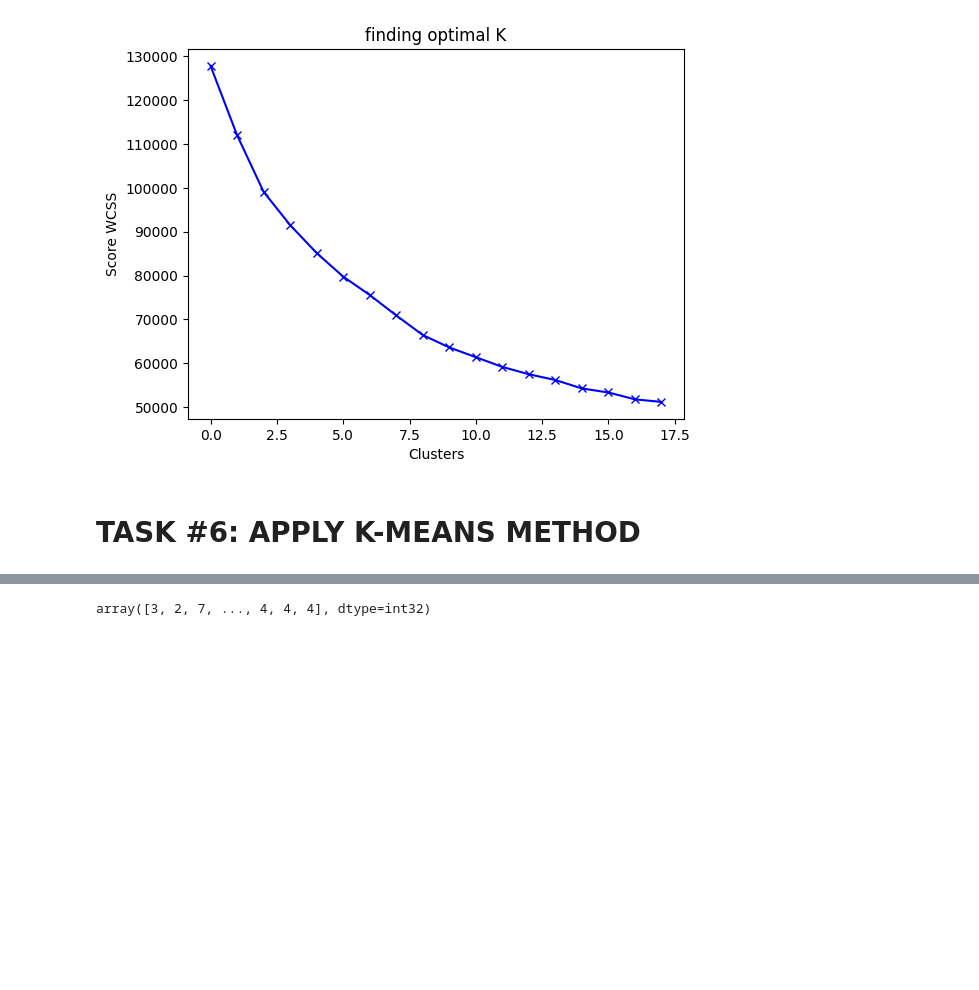
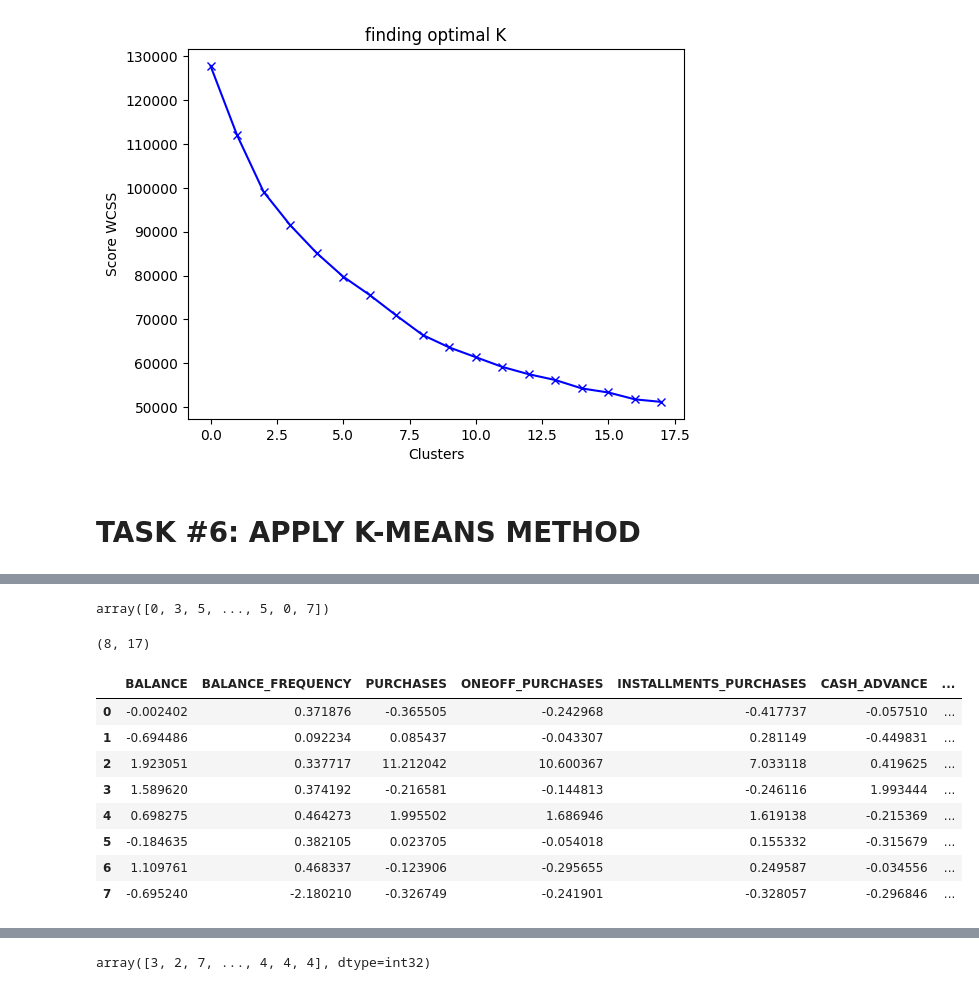
Before and after one commit to timvirga/StockPrediction, a Jupyter notebook: Section19-UnsupervisedLearning/Perform_Bank_Customers_Segmentation_Skeleton.ipynb, the cells around one changed output, grey strips where cells are left out. Saved outputs shown, nothing was run; the diff lists cells and outputs as text; code cells hidden in the pictures; blank space fills up the shorter version.

```diff
--- a/Section19-UnsupervisedLearning/Perform_Bank_Customers_Segmentation_Skeleton.ipynb
+++ b/Section19-UnsupervisedLearning/Perform_Bank_Customers_Segmentation_Skeleton.ipynb
@@ -369,0 +361,9 @@ Text(0, 0.5, 'Score WCSS')
+# %%
+labels
+# %% [output]
+array([0, 3, 5, ..., 5, 0, 7])
+# %%
+# check shape of clusters, confirming 8 as expected
+kmeans.cluster_centers_.shape
+# %% [output]
+(8, 17)
@@ -370,2 +373,14 @@ Text(0, 0.5, 'Score WCSS')
+# %%
+cluster_centers
+# %% [output]
+|  | BALANCE | BALANCE_FREQUENCY | PURCHASES | ONEOFF_PURCHASES | INSTALLMENTS_PURCHASES | CASH_ADVANCE | ... |
+| 0 | -0.002402 | 0.371876 | -0.365505 | -0.242968 | -0.417737 | -0.057510 | ... |
+| 1 | -0.694486 | 0.092234 | 0.085437 | -0.043307 | 0.281149 | -0.449831 | ... |
+| 2 | 1.923051 | 0.337717 | 11.212042 | 10.600367 | 7.033118 | 0.419625 | ... |
+| 3 | 1.589620 | 0.374192 | -0.216581 | -0.144813 | -0.246116 | 1.993444 | ... |
+| 4 | 0.698275 | 0.464273 | 1.995502 | 1.686946 | 1.619138 | -0.215369 | ... |
+| 5 | -0.184635 | 0.382105 | 0.023705 | -0.054018 | 0.155332 | -0.315679 | ... |
+| 6 | 1.109761 | 0.468337 | -0.123906 | -0.295655 | 0.249587 | -0.034556 | ... |
+| 7 | -0.695240 | -2.180210 | -0.326749 | -0.241901 | -0.328057 | -0.296846 | ... |
 # %%
 # In order to understand what these numbers mean, let's perform inverse transformation
```
Also changed, not shown: parts of 12 cells of this notebook.
